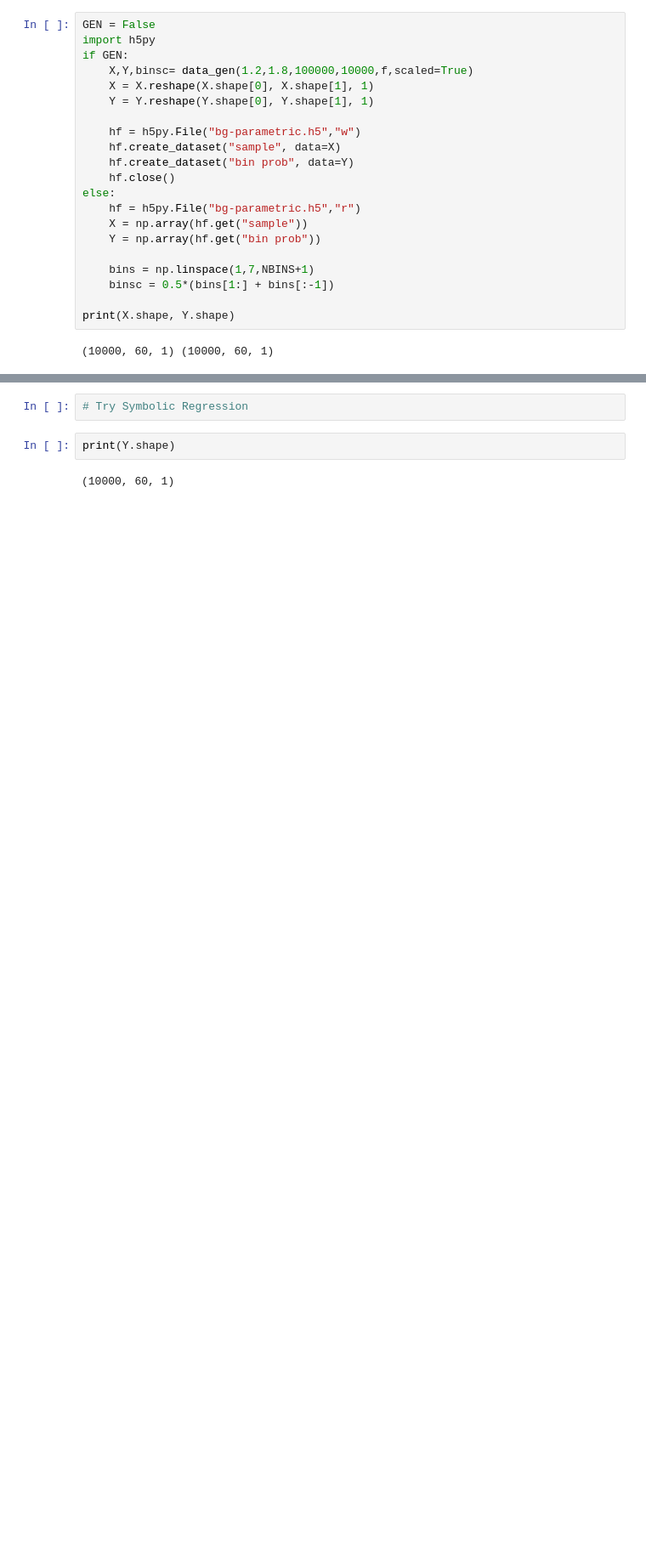
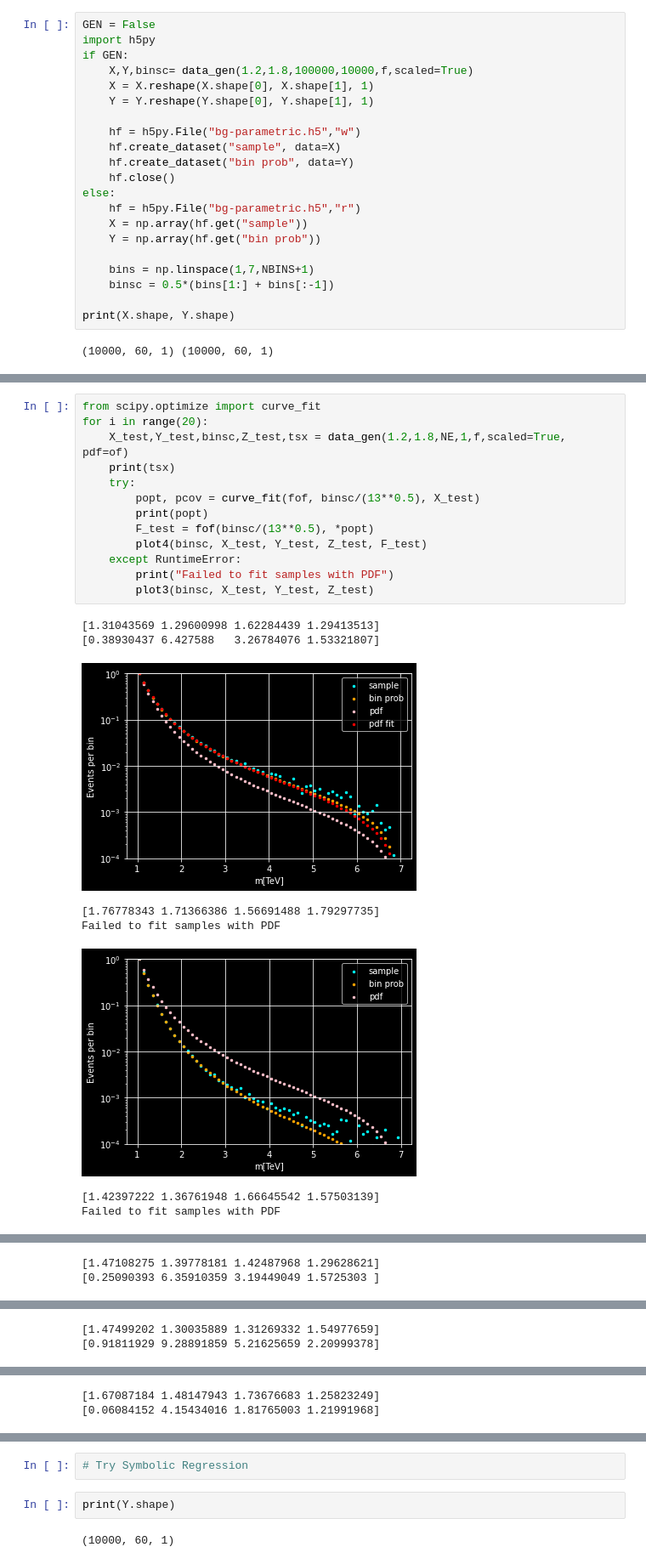
Before and after one commit to TDHTTTT/GCNN, a Jupyter notebook: WIP_bgfit_sr.ipynb, the cells around one changed output, grey strips where cells are left out. Shown at 85% size. Drawn from its saved outputs; the diff is of its cells as text; blank space fills up the shorter version.

```diff
--- a/WIP_bgfit_sr.ipynb
+++ b/WIP_bgfit_sr.ipynb
@@ -119,0 +185,22 @@ def plot1(X, Y):
+# %%
+from scipy.optimize import curve_fit
+for i in range(20):
+    X_test,Y_test,binsc,Z_test,tsx = data_gen(1.2,1.8,NE,1,f,scaled=True, pdf=of)
+    print(tsx)
+    try:
+        popt, pcov = curve_fit(fof, binsc/(13**0.5), X_test)
+        print(popt)
+        F_test = fof(binsc/(13**0.5), *popt)
+        plot4(binsc, X_test, Y_test, Z_test, F_test)
+    except RuntimeError:
+        print("Failed to fit samples with PDF")
+        plot3(binsc, X_test, Y_test, Z_test)
+# %% [output]
+[1.31043569 1.29600998 1.62284439 1.29413513]
+[0.38930437 6.427588   3.26784076 1.53321807]
+[figure, added]
+[1.76778343 1.71366386 1.56691488 1.79297735]
+Failed to fit samples with PDF
+[figure, added]
+[1.42397222 1.36761948 1.66645542 1.57503139]
+Failed to fit samples with PDF
@@ -119,0 +208,2 @@ def plot1(X, Y):
+[1.47108275 1.39778181 1.42487968 1.29628621]
+[0.25090393 6.35910359 3.19449049 1.5725303 ]
@@ -119,0 +211,2 @@ def plot1(X, Y):
+[1.47499202 1.30035889 1.31269332 1.54977659]
+[0.91811929 9.28891859 5.21625659 2.20999378]
@@ -119,0 +214,2 @@ def plot1(X, Y):
+[1.67087184 1.48147943 1.73676683 1.25823249]
+[0.06084152 4.15434016 1.81765003 1.21991968]
```
Also changed, not shown: parts of 23 cells of this notebook.
